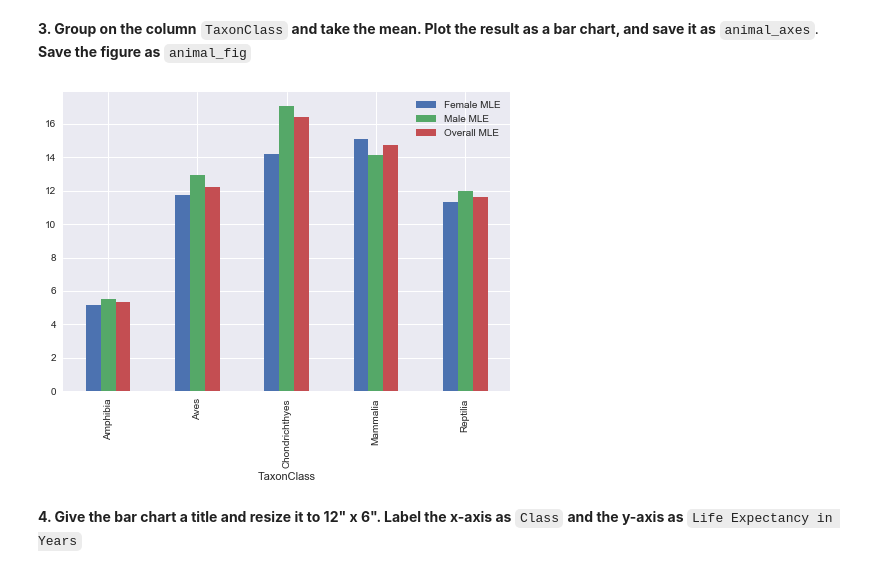
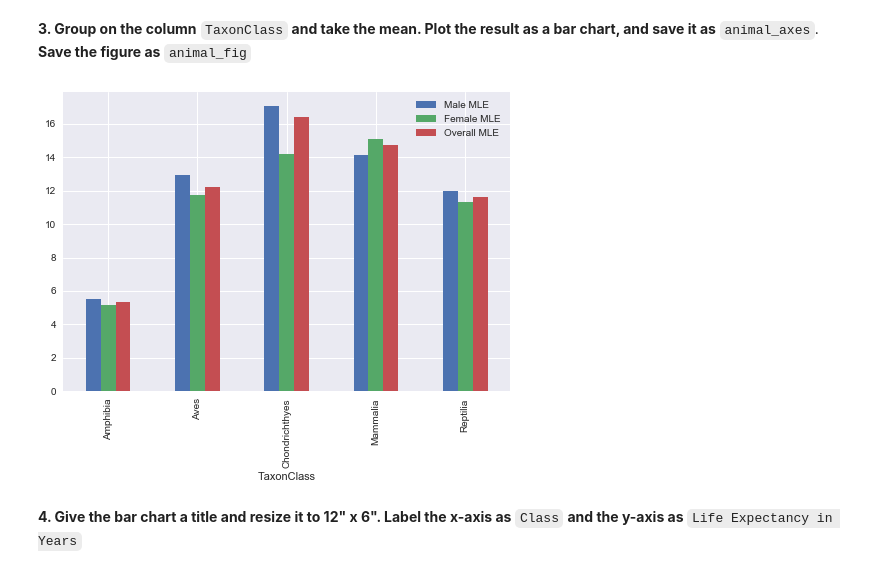
Before and after one commit to robcarrington/python-for-data-science, a Jupyter notebook: Session8/Session8_Exercises_Solved.ipynb, the cells around one changed output. Saved outputs shown, nothing was run; the diff lists cells and outputs as text; code cells hidden in the pictures.

```diff
--- a/Session8/Session8_Exercises_Solved.ipynb
+++ b/Session8/Session8_Exercises_Solved.ipynb
@@ -86,16 +242,18 @@ animal_df = pd.read_csv("animal_lifespans.csv", encoding='latin-1')
 # %% [markdown]
 **2. Create a smaller dataframe with just the columns** `TaxonClass`, `Male MLE`, `Female MLE`, **and** `Overall MLE`. **Drop rows with any nulls using** `.dropna()` **dataframe method.**
 # %%
-columns = ['TaxonClass','Female MLE','Male MLE','Overall MLE']
-smaller_df = animal_df[columns].dropna()
+cols = ["TaxonClass", "Male MLE", "Female MLE", "Overall MLE"]
+
+small_df = animal_df[cols].dropna()
 # %% [markdown]
 **3. Group on the column** `TaxonClass` **and take the mean. Plot the result as a bar chart, and save it as** `animal_axes`. **Save the figure as** `animal_fig`
 # %%
-avg_df = smaller_df.groupby("TaxonClass").mean()
-animal_axes = avg_df.plot(kind="bar")
+averaged = small_df.groupby("TaxonClass").mean()
+
+animal_axes = averaged.plot(kind='bar')
 animal_fig = plt.gcf()
 # %% [output]
-[figure, old version]
+[figure, new version]
 # %% [markdown]
 **4. Give the bar chart a title and resize it to 12" x 6". Label the x-axis as** `Class` **and the y-axis as** `Life Expectancy in Years`
 # %%
```
Also changed, not shown: parts of 93 cells of this notebook, 2 other files.
